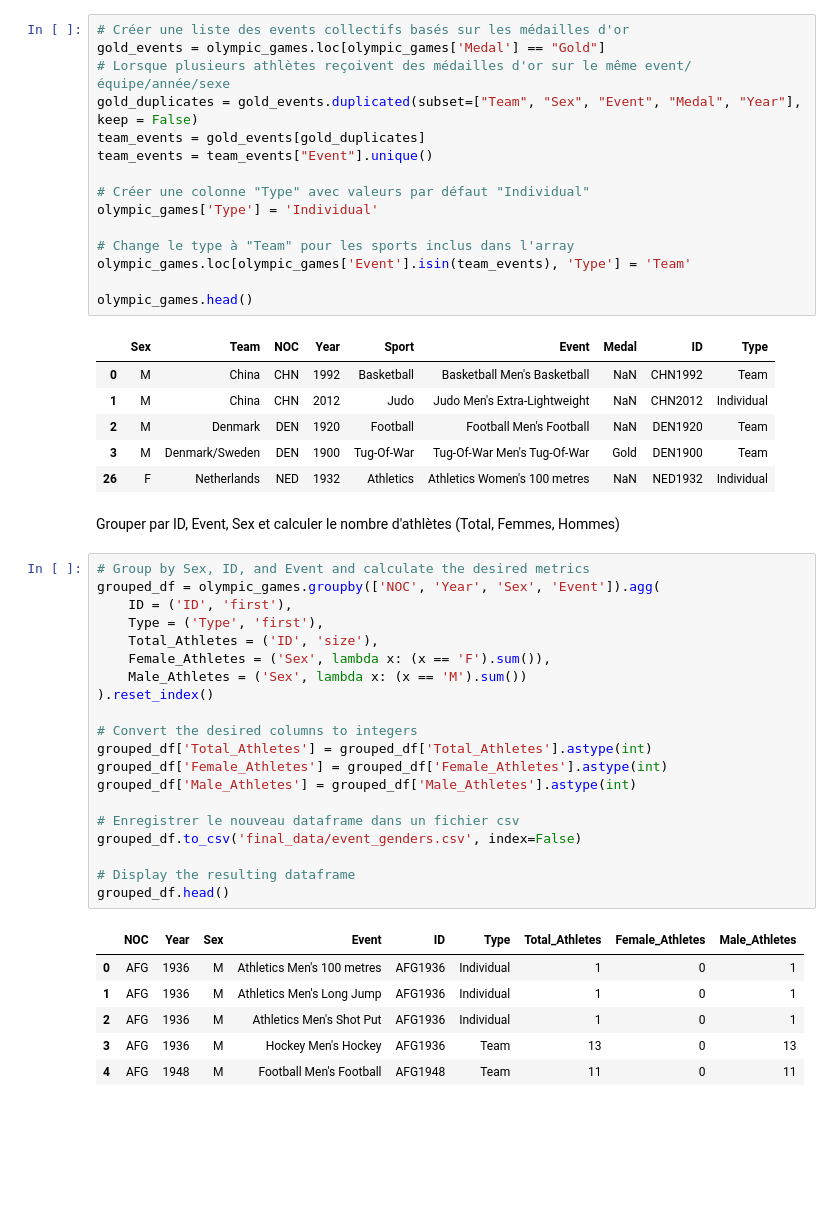
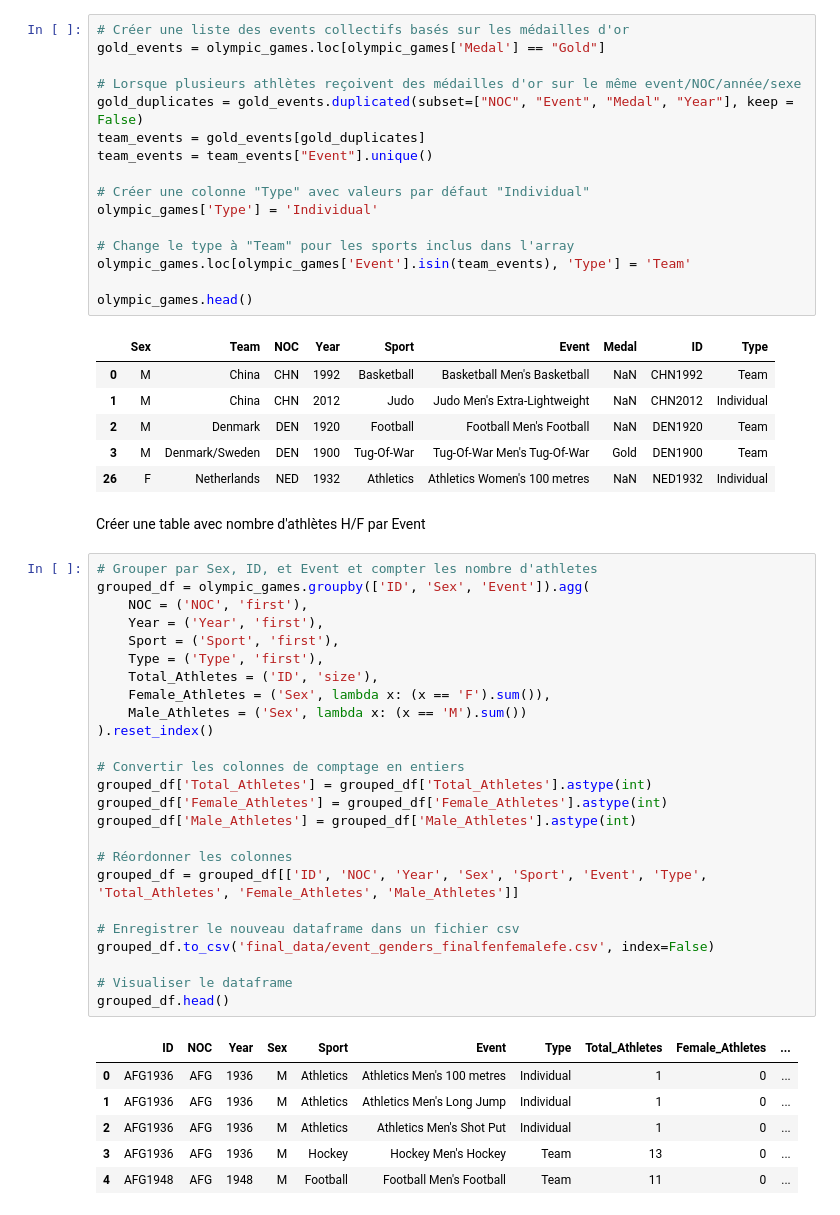
Before and after one commit to Suziwan/Projet_Final_JO, a Jupyter notebook: dataprep/Suzanne/Data_Preparation_Suzanne.ipynb, the cells around one changed output. Drawn from its saved outputs; the diff is of its cells as text; blank space fills up the shorter version.

Commit message:
data prep final jupyter notebook

```diff
--- a/dataprep/Suzanne/Data_Preparation_Suzanne.ipynb
+++ b/dataprep/Suzanne/Data_Preparation_Suzanne.ipynb
@@ -280,8 +269,9 @@ Ajout d'une colonne "Type" pour différentier les sports collectifs/individuels
 # %%
 # Créer une liste des events collectifs basés sur les médailles d'or
 gold_events = olympic_games.loc[olympic_games['Medal'] == "Gold"]
-# Lorsque plusieurs athlètes reçoivent des médailles d'or sur le même event/équipe/année/sexe
-gold_duplicates = gold_events.duplicated(subset=["Team", "Sex", "Event", "Medal", "Year"], keep = False)
+
+# Lorsque plusieurs athlètes reçoivent des médailles d'or sur le même event/NOC/année/sexe
+gold_duplicates = gold_events.duplicated(subset=["NOC", "Event", "Medal", "Year"], keep = False)
 team_events = gold_events[gold_duplicates]
 team_events = team_events["Event"].unique()
 
@@ -299,33 +289,38 @@ olympic_games.head()
 | 2 | M | Denmark | DEN | 1920 | Football | Football Men's Football | NaN | DEN1920 | Team |
 | 3 | M | Denmark/Sweden | DEN | 1900 | Tug-Of-War | Tug-Of-War Men's Tug-Of-War | Gold | DEN1900 | Team |
 | 26 | F | Netherlands | NED | 1932 | Athletics | Athletics Women's 100 metres | NaN | NED1932 | Individual |
-# %% [markdown]
-Grouper par ID, Event, Sex et calculer le nombre d'athlètes (Total, Femmes, Hommes)
+# %% [markdown]
+Créer une table avec nombre d'athlètes H/F par Event
 # %%
-# Group by Sex, ID, and Event and calculate the desired metrics
-grouped_df = olympic_games.groupby(['NOC', 'Year', 'Sex', 'Event']).agg(
-    ID = ('ID', 'first'),
+# Grouper par Sex, ID, et Event et compter les nombre d'athletes
+grouped_df = olympic_games.groupby(['ID', 'Sex', 'Event']).agg(
+    NOC = ('NOC', 'first'),
+    Year = ('Year', 'first'),
+    Sport = ('Sport', 'first'),
     Type = ('Type', 'first'),
     Total_Athletes = ('ID', 'size'),
     Female_Athletes = ('Sex', lambda x: (x == 'F').sum()),
     Male_Athletes = ('Sex', lambda x: (x == 'M').sum())
 ).reset_index()
 
-# Convert the desired columns to integers
+# Convertir les colonnes de comptage en entiers
 grouped_df['Total_Athletes'] = grouped_df['Total_Athletes'].astype(int)
 grouped_df['Female_Athletes'] = grouped_df['Female_Athletes'].astype(int)
 grouped_df['Male_Athletes'] = grouped_df['Male_Athletes'].astype(int)
 
+# Réordonner les colonnes
+grouped_df = grouped_df[['ID', 'NOC', 'Year', 'Sex', 'Sport', 'Event', 'Type', 'Total_Athletes', 'Female_Athletes', 'Male_Athletes']]
+
 # Enregistrer le nouveau dataframe dans un fichier csv
-grouped_df.to_csv('final_data/event_genders.csv', index=False)
+grouped_df.to_csv('final_data/event_genders_finalfenfemalefe.csv', index=False)
 
-# Display the resulting dataframe
+# Visualiser le dataframe
 grouped_df.head()
 # %% [output]
-|  | NOC | Year | Sex | Event | ID | Type | Total_Athletes | Female_Athletes | Male_Athletes |
-| 0 | AFG | 1936 | M | Athletics Men's 100 metres | AFG1936 | Individual | 1 | 0 | 1 |
-| 1 | AFG | 1936 | M | Athletics Men's Long Jump | AFG1936 | Individual | 1 | 0 | 1 |
-| 2 | AFG | 1936 | M | Athletics Men's Shot Put | AFG1936 | Individual | 1 | 0 | 1 |
-| 3 | AFG | 1936 | M | Hockey Men's Hockey | AFG1936 | Team | 13 | 0 | 13 |
-| 4 | AFG | 1948 | M | Football Men's Football | AFG1948 | Team | 11 | 0 | 11 |
+|  | ID | NOC | Year | Sex | Sport | Event | Type | Total_Athletes | Female_Athletes | ... |
+| 0 | AFG1936 | AFG | 1936 | M | Athletics | Athletics Men's 100 metres | Individual | 1 | 0 | ... |
+| 1 | AFG1936 | AFG | 1936 | M | Athletics | Athletics Men's Long Jump | Individual | 1 | 0 | ... |
+| 2 | AFG1936 | AFG | 1936 | M | Athletics | Athletics Men's Shot Put | Individual | 1 | 0 | ... |
+| 3 | AFG1936 | AFG | 1936 | M | Hockey | Hockey Men's Hockey | Team | 13 | 0 | ... |
+| 4 | AFG1948 | AFG | 1948 | M | Football | Football Men's Football | Team | 11 | 0 | ... |
 # %% [markdown]
```
Also changed, not shown: parts of 9 cells of this notebook.
